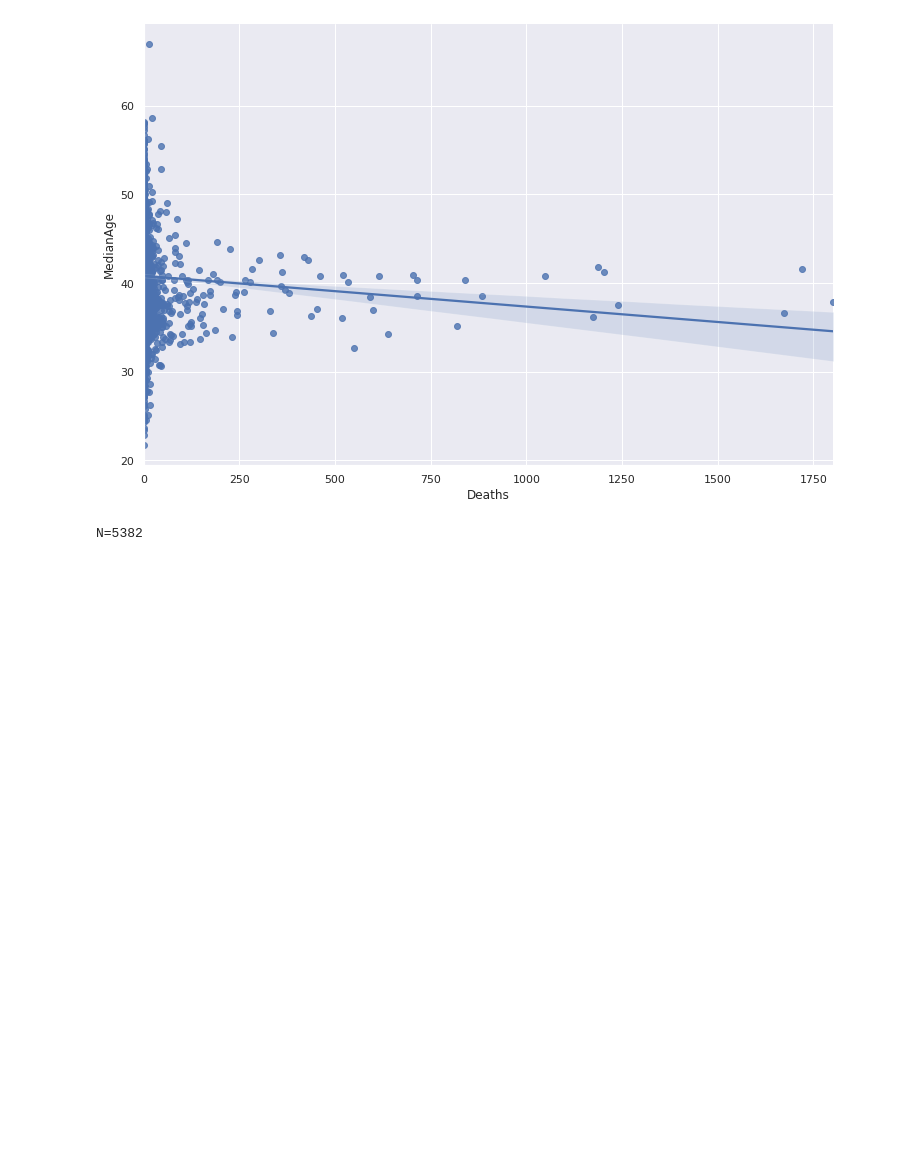
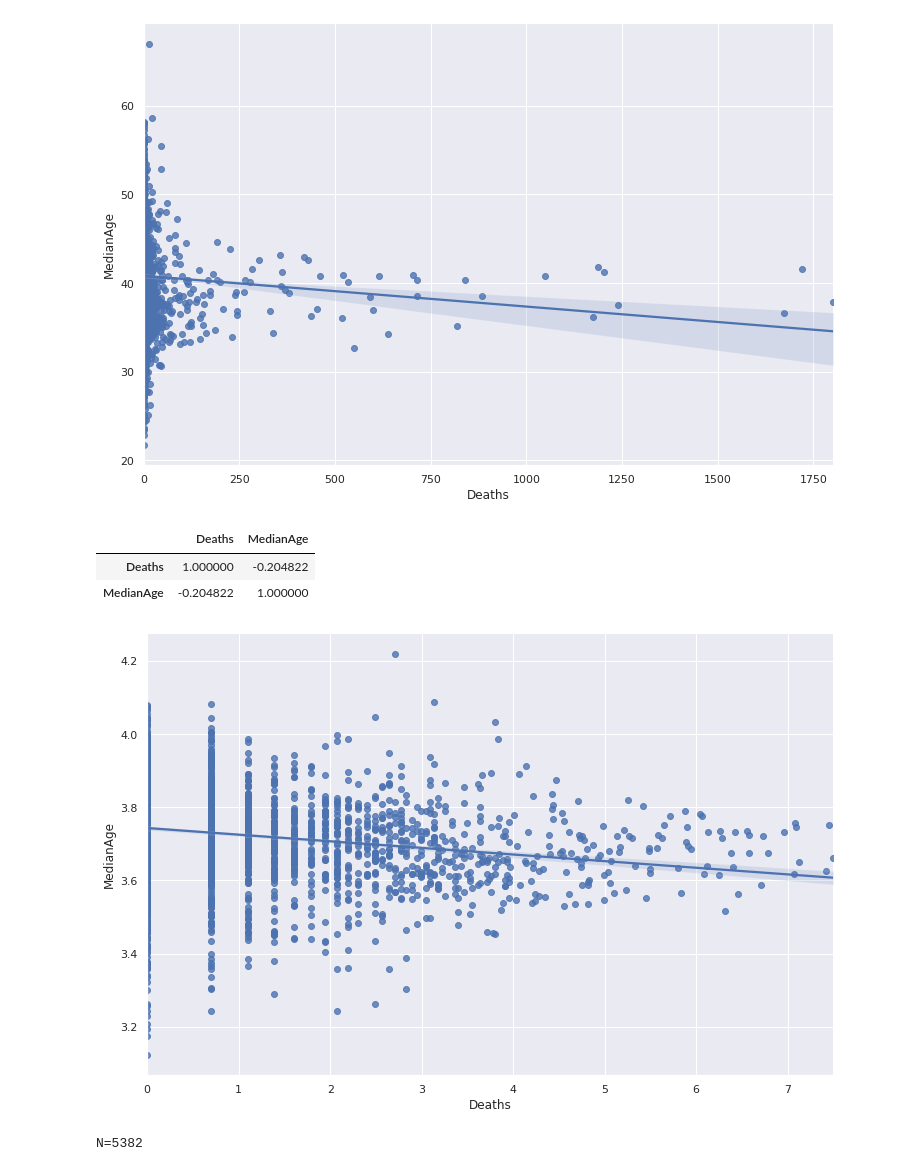
Before and after one commit to codeforkjeff/covid-19-stats, a Jupyter notebook: Exploratory Stuff.ipynb, the cells around one changed output. Cells and saved outputs as stored; diff of their text form; code cells hidden in the pictures; blank space fills up the shorter version.

Commit message:
add log transform to see what happens

```diff
--- a/Exploratory Stuff.ipynb
+++ b/Exploratory Stuff.ipynb
@@ -102,6 +103,17 @@ N=5384
 | Deaths | 1.000000 | -0.067061 |
 | MedianAge | -0.067061 | 1.000000 |
 [figure]
+# %%
+# try log transform to spread out the data
+
+sns.lmplot(x="Deaths", y="MedianAge", data=np.log1p(df), height=7, aspect=1.5)
+
+np.log1p(df).corr()
+# %% [output]
+|  | Deaths | MedianAge |
+| Deaths | 1.000000 | -0.204822 |
+| MedianAge | -0.204822 | 1.000000 |
+[figure, added]
 # %%
 # very slight correlation with median income?
 
```
Also changed, not shown: parts of 1 cell of this notebook.
